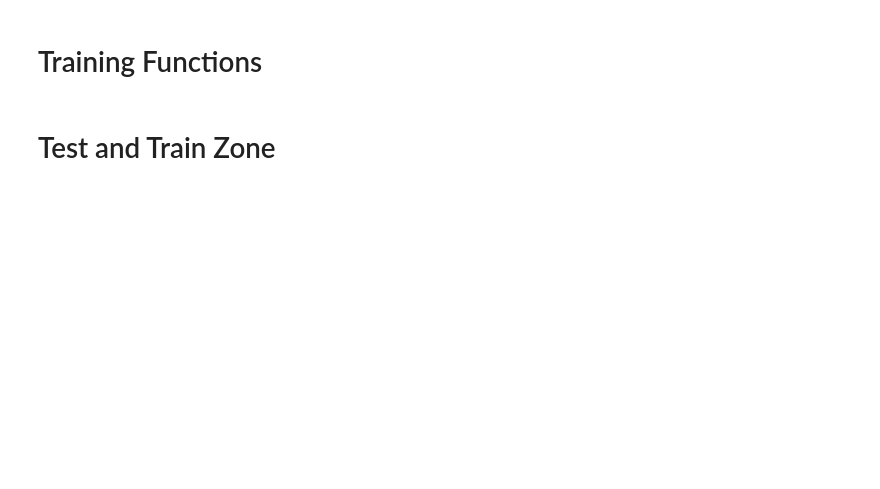
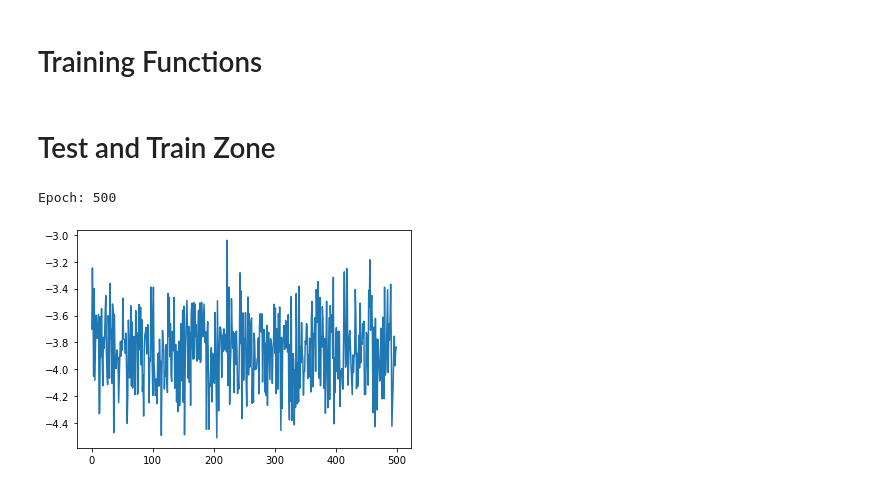
Before and after one commit to bboud/hydro-ml, a Jupyter notebook: GAN.ipynb, the cells around one changed output. Cells and saved outputs as stored; diff of their text form; code cells hidden in the pictures; blank space fills up the shorter version.

Commit message:
Models adapted to autoencoder method

```diff
--- a/GAN.ipynb
+++ b/GAN.ipynb
@@ -192,3 +151,4 @@ def define_generator():
 # %%
-D = define_discriminator()
-G = define_generator()
+A = autoencoder_model()
+
+A.summary()
@@ -220,8 +175,6 @@ def train_discriminator_only(data_size=1024, epochs = 200, save_model=False):
 # %%
-d_cross_entropy = BinaryCrossentropy()
-g_cross_entropy = BinaryCrossentropy()
+loss_func = BinaryCrossentropy()
 
-generator_optimizer = Adam(learning_rate = 0.0001, beta_1=BETA_1, beta_2=BETA_2, epsilon=EPSILON)
-discriminator_optimizer = Adam(learning_rate = 0.00001, beta_1=BETA_1, beta_2=BETA_2, epsilon=EPSILON)
+optimizer = Adam(learning_rate = LEARNING_RATE, beta_1=BETA_1, beta_2=BETA_2, epsilon=EPSILON)
 # %%
 @tf.function
@@ -256,26 +190,29 @@ def train_step(data):
 # %%
 def train(epochs):
-    total_gen_loss = []
-    total_disc_loss = []
+    total_loss = []
 
     for epoch in range(epochs):
         display.clear_output(wait=True)
         print("Epoch: " + str(epoch+1))
-        data, _ = generate_data(size=BATCH_SIZE)
-        gen_loss, disc_loss = train_step(data)
-        total_gen_loss.append(gen_loss)
-        total_disc_loss.append(disc_loss)
-    return np.array(total_gen_loss), np.array(total_disc_loss)
+        baryon, proton = generate_data(size=BATCH_SIZE)
+        loss = train_step(baryon, proton)
+
+        #Negative loss breaker
+        # if (loss < 0.01) and (epoch > 20):
+        #     print("Loss break")
+        #     tf.print(loss)
+        #     break
+        total_loss.append(loss)
+    return np.array(total_loss)
 # %% [markdown]
 # Test and Train Zone
 # %%
-epochs = 1500
-total_gen_loss, total_disc_loss = train(epochs)
+total_loss = train(500)
+# %% [output]
+Epoch: 500
 # %%
-print(total_disc_loss[len(total_disc_loss)-1])
-print(total_gen_loss[len(total_gen_loss)-1])
-
-plt.plot(np.arange(0, len(total_gen_loss), 1, int ), total_gen_loss)
-plt.plot(np.arange(0, len(total_disc_loss), 1, int ), total_disc_loss)
+plt.plot(np.arange(0, len(total_loss), 1, int ), total_loss)
 fig=plt.Figure()
+# %% [output]
+[figure, added]
 # %%
```
Also changed, not shown: parts of 13 cells of this notebook.
